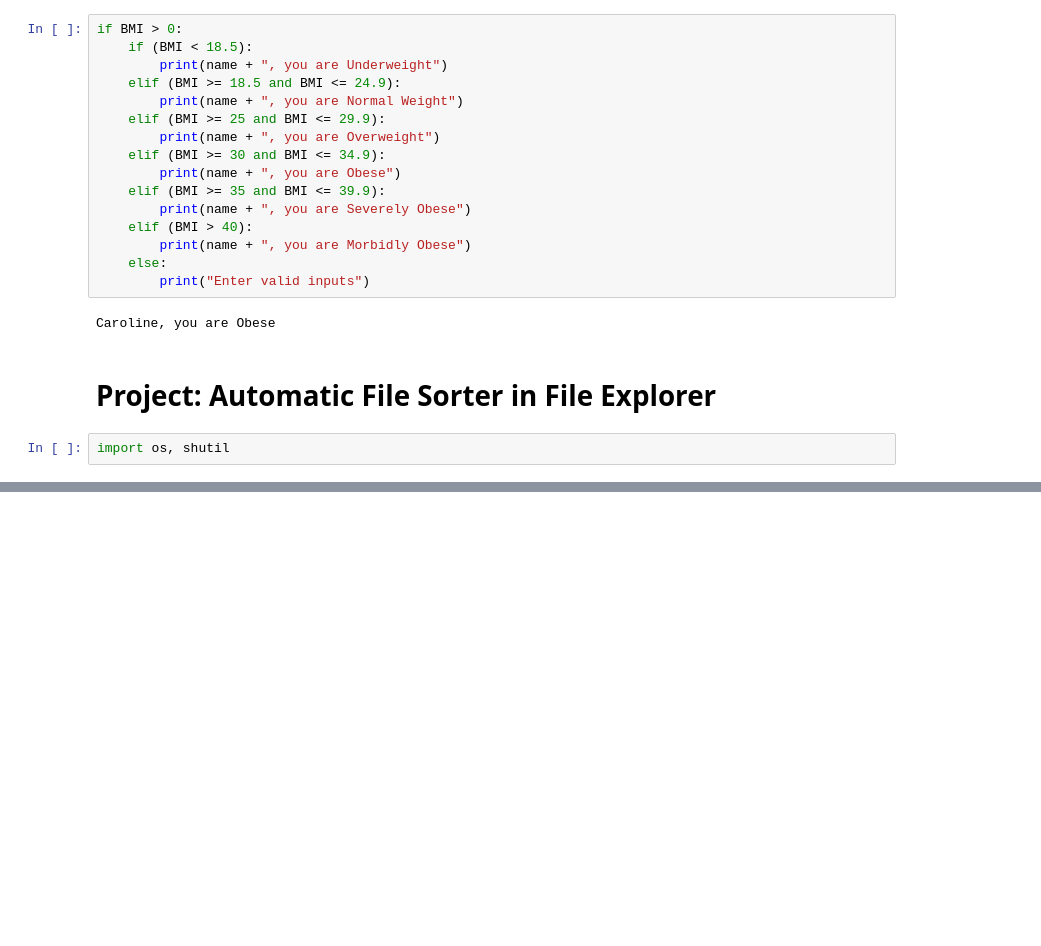
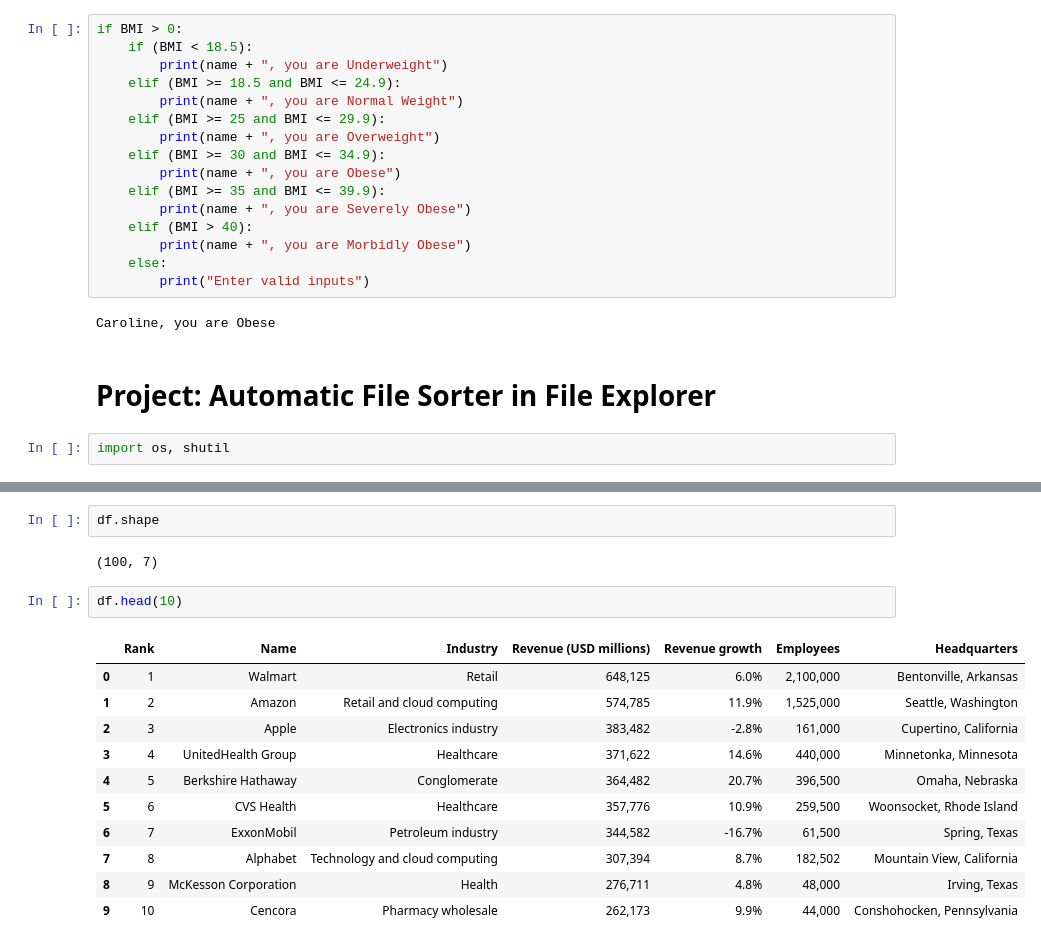
Before and after one commit to csanicola/important-reference-repo, a Jupyter notebook: Online_Courses/YouTube/data_analyst_bootcamp_python.ipynb, the cells around one changed output, grey strips where cells are left out. Saved outputs shown, nothing was run; the diff lists cells and outputs as text; blank space fills up the shorter version.

```diff
--- a/Online_Courses/YouTube/data_analyst_bootcamp_python.ipynb
+++ b/Online_Courses/YouTube/data_analyst_bootcamp_python.ipynb
@@ -695,0 +1039,18 @@ os.listdir(path)
+# %%
+df.shape
+# %% [output]
+(100, 7)
+# %%
+df.head(10)
+# %% [output]
+|  | Rank | Name | Industry | Revenue (USD millions) | Revenue growth | Employees | Headquarters |
+| 0 | 1 | Walmart | Retail | 648,125 | 6.0% | 2,100,000 | Bentonville, Arkansas |
+| 1 | 2 | Amazon | Retail and cloud computing | 574,785 | 11.9% | 1,525,000 | Seattle, Washington |
+| 2 | 3 | Apple | Electronics industry | 383,482 | -2.8% | 161,000 | Cupertino, California |
+| 3 | 4 | UnitedHealth Group | Healthcare | 371,622 | 14.6% | 440,000 | Minnetonka, Minnesota |
+| 4 | 5 | Berkshire Hathaway | Conglomerate | 364,482 | 20.7% | 396,500 | Omaha, Nebraska |
+| 5 | 6 | CVS Health | Healthcare | 357,776 | 10.9% | 259,500 | Woonsocket, Rhode Island |
+| 6 | 7 | ExxonMobil | Petroleum industry | 344,582 | -16.7% | 61,500 | Spring, Texas |
+| 7 | 8 | Alphabet | Technology and cloud computing | 307,394 | 8.7% | 182,502 | Mountain View, California |
+| 8 | 9 | McKesson Corporation | Health | 276,711 | 4.8% | 48,000 | Irving, Texas |
+| 9 | 10 | Cencora | Pharmacy wholesale | 262,173 | 9.9% | 44,000 | Conshohocken, Pennsylvania |
```
Also changed, not shown: parts of 42 cells of this notebook, 2 other files.
